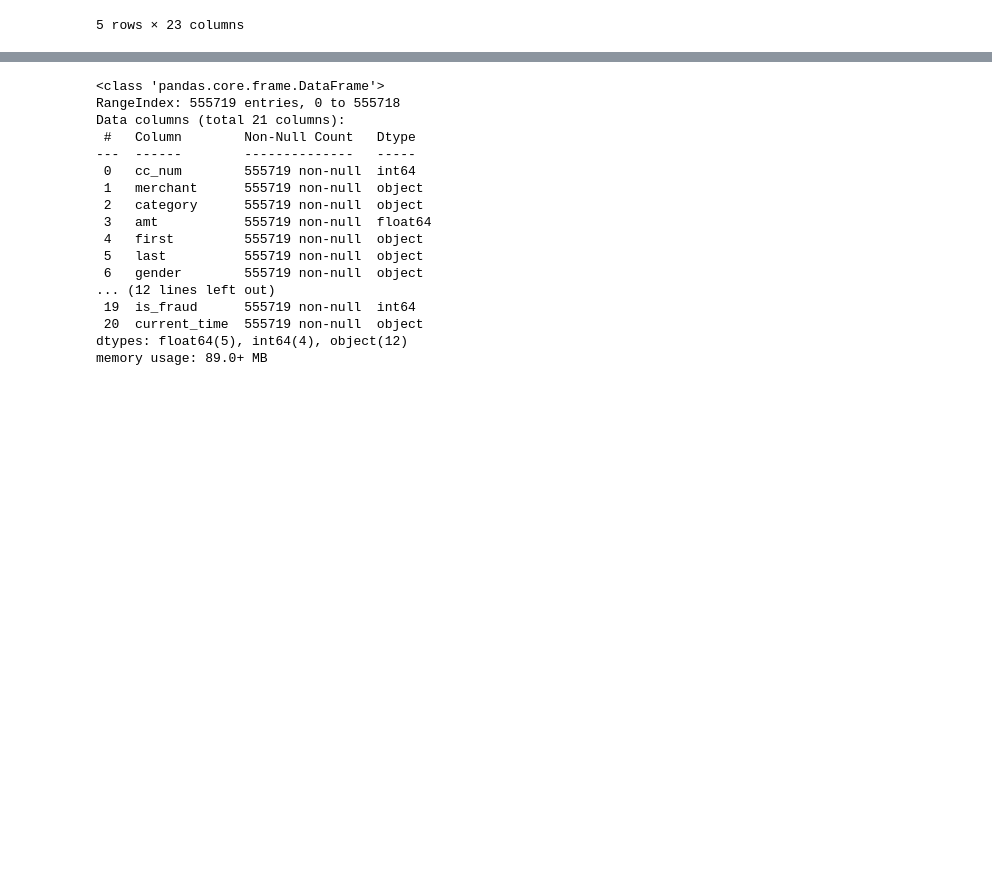
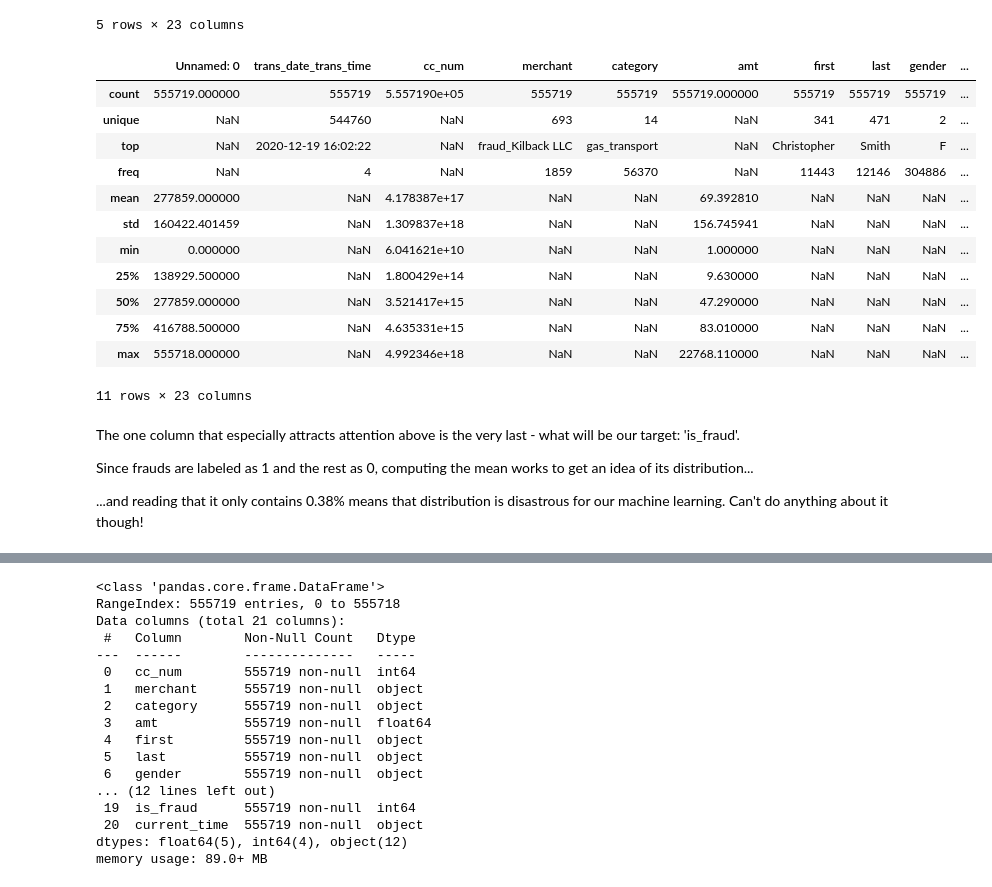
Before and after one commit to JeremyM174/aia_autofrauddetect, a Jupyter notebook: machine_learning.ipynb, the cells around one changed output, grey strips where cells are left out. Saved outputs shown, nothing was run; the diff lists cells and outputs as text; code cells hidden in the pictures; blank space fills up the shorter version.

```diff
--- a/machine_learning.ipynb
+++ b/machine_learning.ipynb
@@ -98,3 +99,25 @@ df_start.head()
 | 3 | 3 | 2020-06-21 12:15:15 | 3591919803438423 | fraud_Haley Group | misc_pos | 60.05 | Brian | Williams | M | ... |
 | 4 | 4 | 2020-06-21 12:15:17 | 3526826139003047 | fraud_Johnston-Casper | travel | 3.19 | Nathan | Massey | M | ... |
 5 rows × 23 columns
+# %%
+df_start.describe(include='all')
+# %% [output]
+|  | Unnamed: 0 | trans_date_trans_time | cc_num | merchant | category | amt | first | last | gender | ... |
+| count | 555719.000000 | 555719 | 5.557190e+05 | 555719 | 555719 | 555719.000000 | 555719 | 555719 | 555719 | ... |
+| unique | NaN | 544760 | NaN | 693 | 14 | NaN | 341 | 471 | 2 | ... |
+| top | NaN | 2020-12-19 16:02:22 | NaN | fraud_Kilback LLC | gas_transport | NaN | Christopher | Smith | F | ... |
+| freq | NaN | 4 | NaN | 1859 | 56370 | NaN | 11443 | 12146 | 304886 | ... |
+| mean | 277859.000000 | NaN | 4.178387e+17 | NaN | NaN | 69.392810 | NaN | NaN | NaN | ... |
+| std | 160422.401459 | NaN | 1.309837e+18 | NaN | NaN | 156.745941 | NaN | NaN | NaN | ... |
+| min | 0.000000 | NaN | 6.041621e+10 | NaN | NaN | 1.000000 | NaN | NaN | NaN | ... |
+| 25% | 138929.500000 | NaN | 1.800429e+14 | NaN | NaN | 9.630000 | NaN | NaN | NaN | ... |
+| 50% | 277859.000000 | NaN | 3.521417e+15 | NaN | NaN | 47.290000 | NaN | NaN | NaN | ... |
+| 75% | 416788.500000 | NaN | 4.635331e+15 | NaN | NaN | 83.010000 | NaN | NaN | NaN | ... |
+| max | 555718.000000 | NaN | 4.992346e+18 | NaN | NaN | 22768.110000 | NaN | NaN | NaN | ... |
+11 rows × 23 columns
+# %% [markdown]
+The one column that especially attracts attention above is the very last - what will be our target: 'is_fraud'.
+
+Since frauds are labeled as 1 and the rest as 0, computing the mean works to get an idea of its distribution...
+
+...and reading that it only contains 0.38% means that distribution is disastrous for our machine learning. Can't do anything about it though!
```
Also changed, not shown: parts of 5 cells of this notebook, 9 other files.
